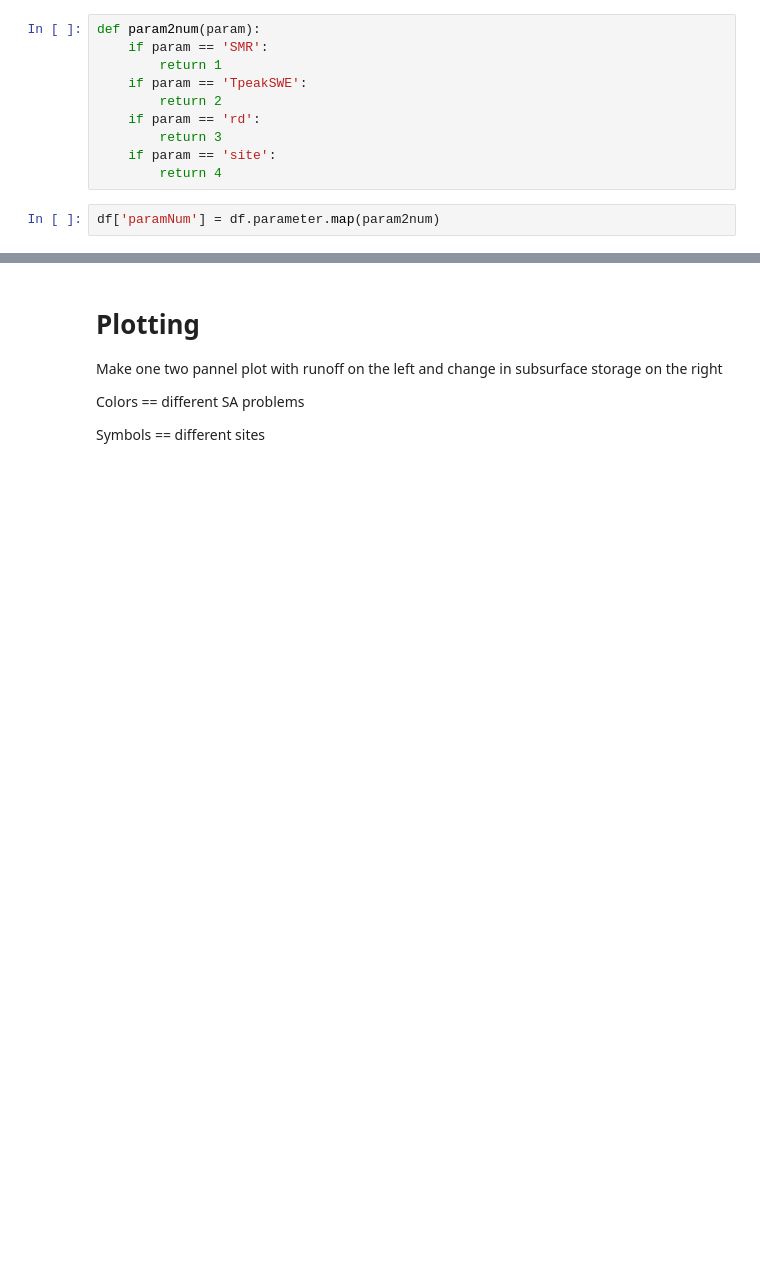
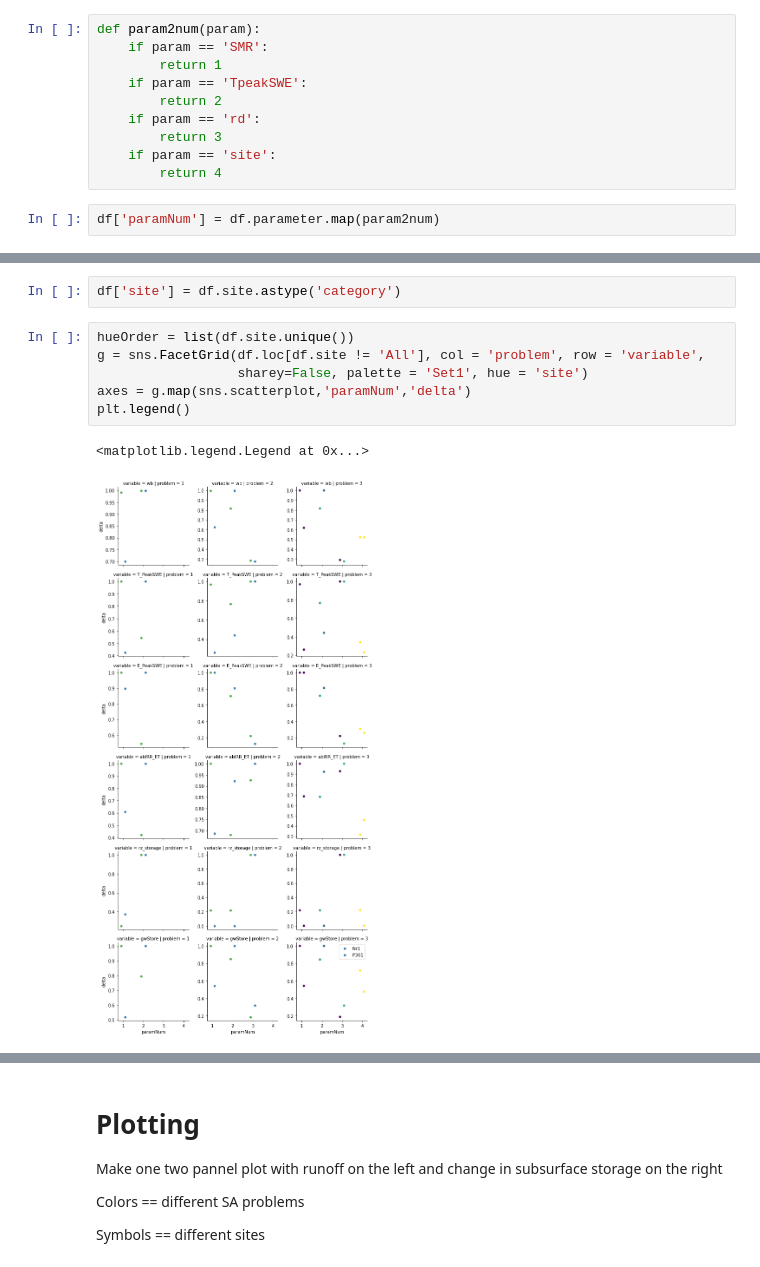
Before and after one commit to theobarnhart/rhessys_prep_analysis, a Jupyter notebook: smex/SA_delta_movement-revision.ipynb, the cells around one changed output, grey strips where cells are left out. Drawn from its saved outputs; the diff is of its cells as text; blank space fills up the shorter version.

```diff
--- a/smex/SA_delta_movement-revision.ipynb
+++ b/smex/SA_delta_movement-revision.ipynb
@@ -157,0 +200,11 @@ df.head()
+# %%
+df['site'] = df.site.astype('category')
+# %%
+hueOrder = list(df.site.unique())
+g = sns.FacetGrid(df.loc[df.site != 'All'], col = 'problem', row = 'variable',
+                  sharey=False, palette = 'Set1', hue = 'site')
+axes = g.map(sns.scatterplot,'paramNum','delta')
+plt.legend()
+# %% [output]
+<matplotlib.legend.Legend at 0x...>
+[figure, added]
```
Also changed, not shown: parts of 20 cells of this notebook, 7 other files.
